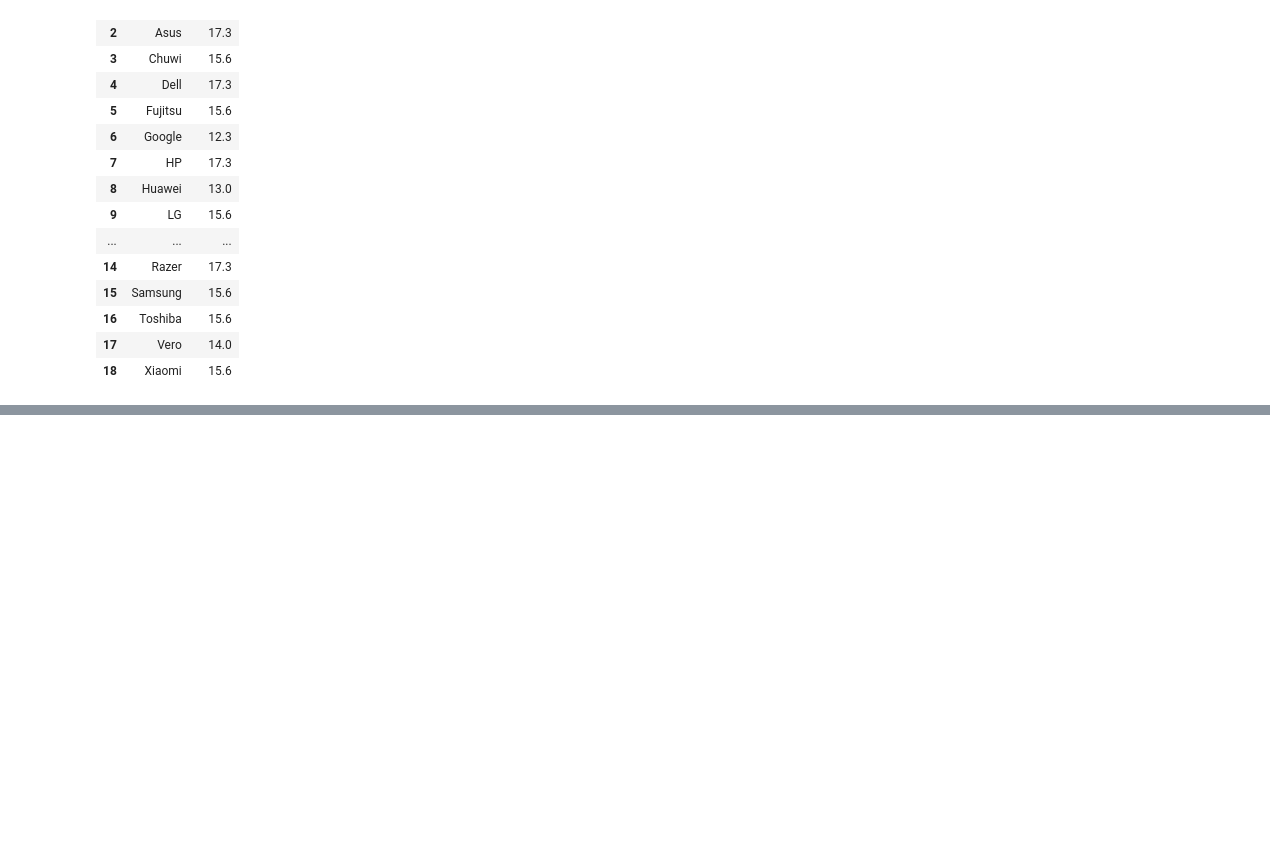
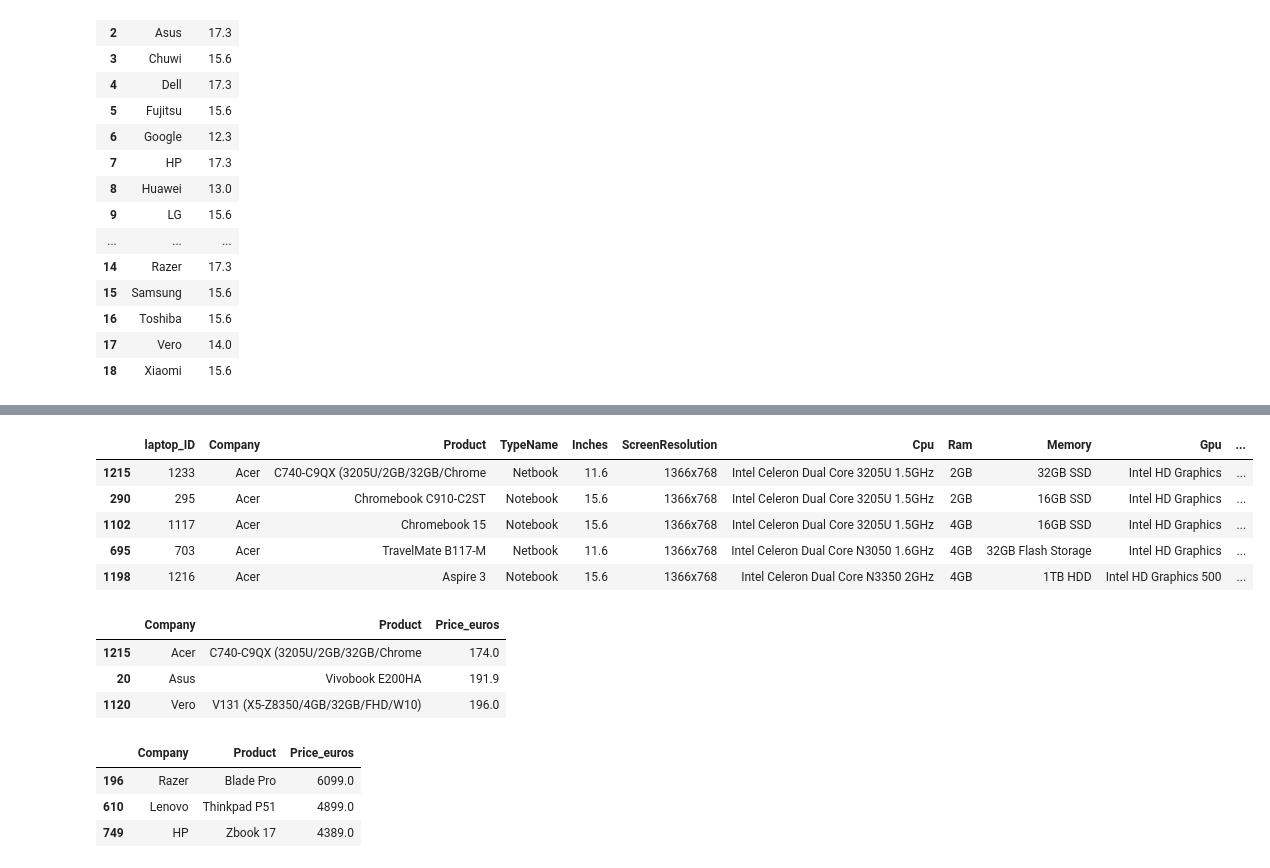
Before and after one commit to blu3-bird/Pandas-and-Numpy, a Jupyter notebook: filtering Data/drop_duplicates.ipynb, the cells around one changed output, grey strips where cells are left out. Saved outputs shown, nothing was run; the diff lists cells and outputs as text; code cells hidden in the pictures; blank space fills up the shorter version.

```diff
--- a/filtering Data/drop_duplicates.ipynb
+++ b/filtering Data/drop_duplicates.ipynb
@@ -251,0 +257,2 @@ df_laptops_screen_size_big
+# %%
+df_laptops= pd.read_csv('Laptop_price.csv', encoding='latin1')
@@ -251,0 +268,31 @@ df_laptops_screen_size_big
+# %%
+df_laptops_sort = df_laptops.sort_values(['Company', 'Price_euros'])
+df_laptops_sort.head()
+# %% [output]
+|  | laptop_ID | Company | Product | TypeName | Inches | ScreenResolution | Cpu | Ram | Memory | Gpu | ... |
+| 1215 | 1233 | Acer | C740-C9QX (3205U/2GB/32GB/Chrome | Netbook | 11.6 | 1366x768 | Intel Celeron Dual Core 3205U 1.5GHz | 2GB | 32GB SSD | Intel HD Graphics | ... |
+| 290 | 295 | Acer | Chromebook C910-C2ST | Notebook | 15.6 | 1366x768 | Intel Celeron Dual Core 3205U 1.5GHz | 2GB | 16GB SSD | Intel HD Graphics | ... |
+| 1102 | 1117 | Acer | Chromebook 15 | Notebook | 15.6 | 1366x768 | Intel Celeron Dual Core 3205U 1.5GHz | 4GB | 16GB SSD | Intel HD Graphics | ... |
+| 695 | 703 | Acer | TravelMate B117-M | Netbook | 11.6 | 1366x768 | Intel Celeron Dual Core N3050 1.6GHz | 4GB | 32GB Flash Storage | Intel HD Graphics | ... |
+| 1198 | 1216 | Acer | Aspire 3 | Notebook | 15.6 | 1366x768 | Intel Celeron Dual Core N3350 2GHz | 4GB | 1TB HDD | Intel HD Graphics 500 | ... |
+# %%
+df_laptops_cheap_price =  df_laptops_sort.drop_duplicates(['Company'], keep='first')
+df_laptops_cheap_price
+# displaying only first three cheap laptops
+df_laptops_first_cheap = df_laptops_cheap_price.sort_values('Price_euros')
+df_laptops_first_cheap.head(3)[['Company', 'Product','Price_euros']]
+# %% [output]
+|  | Company | Product | Price_euros |
+| 1215 | Acer | C740-C9QX (3205U/2GB/32GB/Chrome | 174.0 |
+| 20 | Asus | Vivobook E200HA | 191.9 |
+| 1120 | Vero | V131 (X5-Z8350/4GB/32GB/FHD/W10) | 196.0 |
+# %%
+# 3 most expensive laptops
+df_laptops_expensive_price = df_laptops_sort.drop_duplicates('Company', keep='last')
+df_laptops_expensive_first = df_laptops_expensive_price.sort_values( by=['Price_euros'], ascending=False)
+df_laptops_expensive_first[['Company', 'Product', 'Price_euros']].head(3)
+# %% [output]
+|  | Company | Product | Price_euros |
+| 196 | Razer | Blade Pro | 6099.0 |
+| 610 | Lenovo | Thinkpad P51 | 4899.0 |
+| 749 | HP | Zbook 17 | 4389.0 |
```
Also changed, not shown: parts of 3 cells of this notebook.
